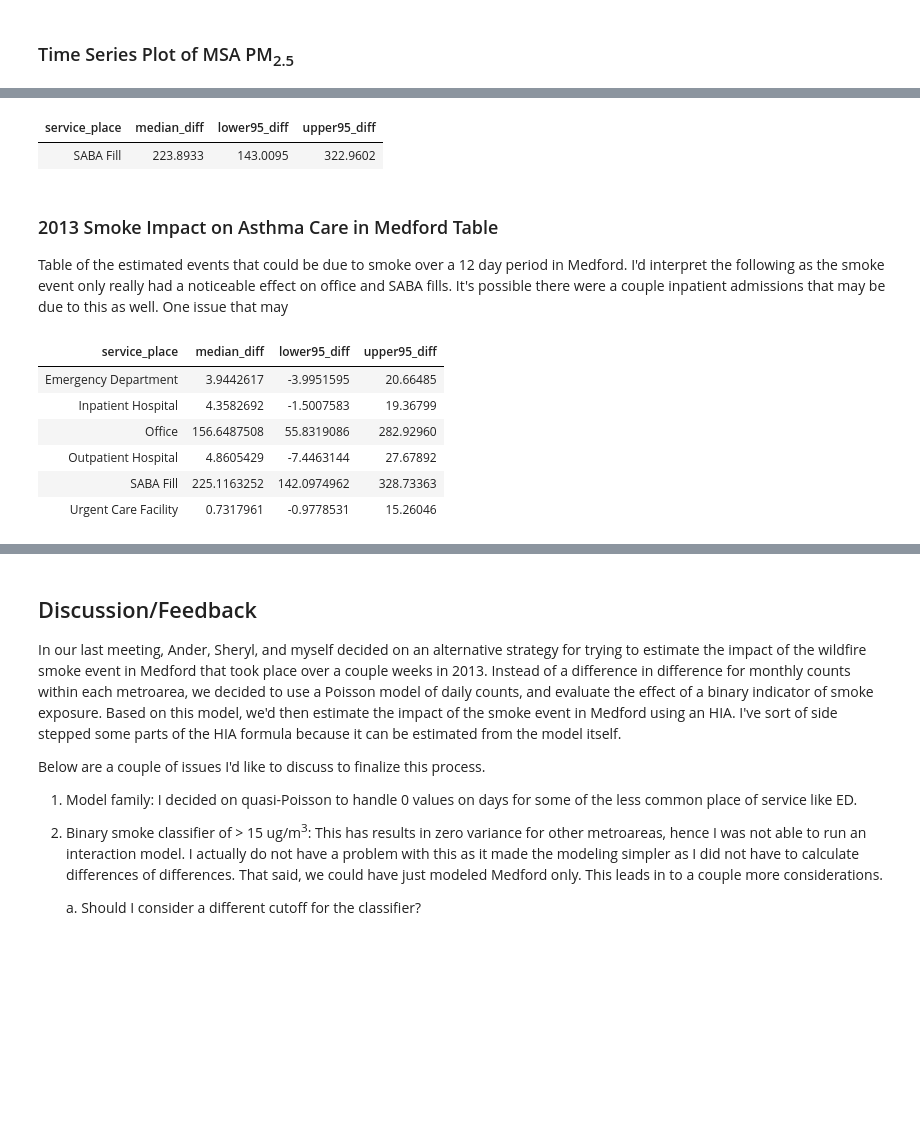
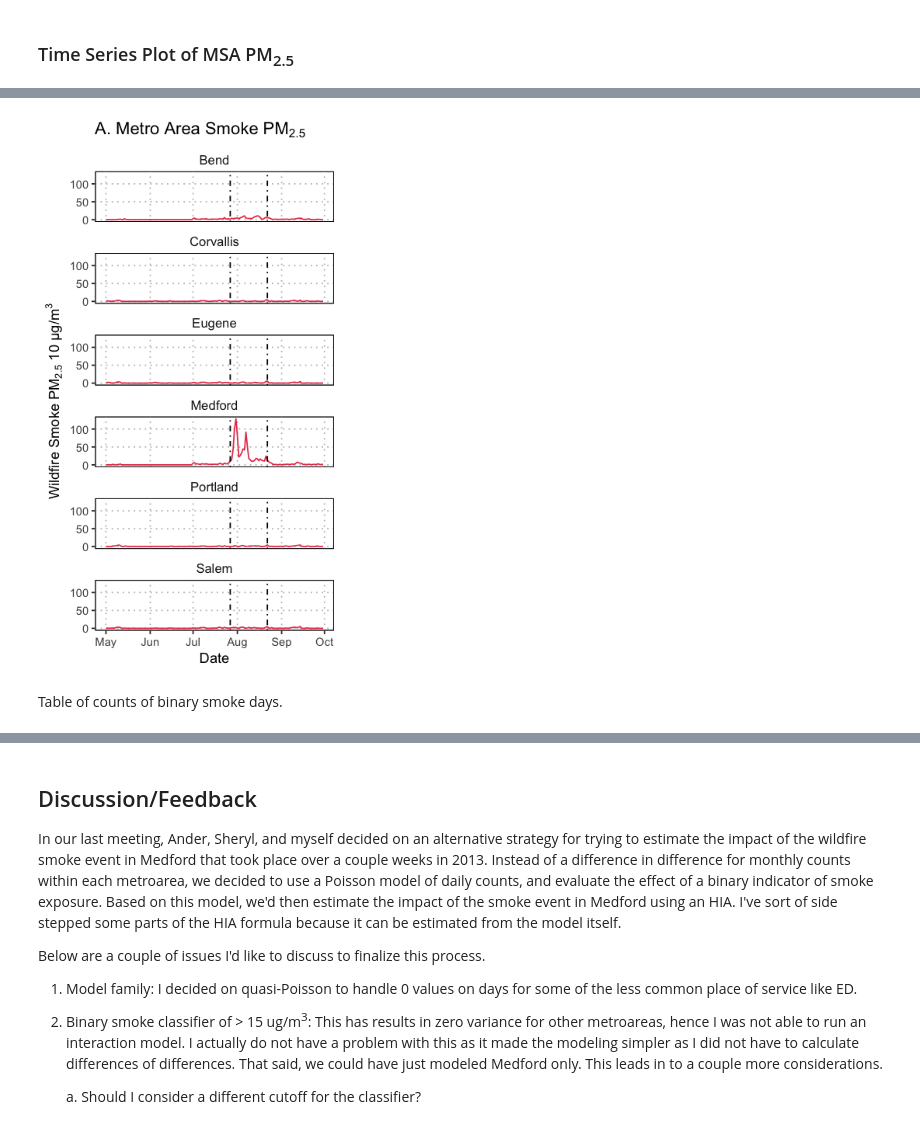
Before and after one commit to RyanGan/oregon_wildfire, a Jupyter notebook: r_scripts/analysis/msa_daily_smoke_analysis.ipynb, the cells around one changed output, grey strips where cells are left out. Cells and saved outputs as stored; diff of their text form; code cells hidden in the pictures; blank space fills up the shorter version.

```diff
--- a/r_scripts/analysis/msa_daily_smoke_analysis.ipynb
+++ b/r_scripts/analysis/msa_daily_smoke_analysis.ipynb
@@ -167,0 +19,7 @@ $ smk15         <dbl> 0, 0, 0, 0, 0, 0, 0, 0, 0, 0, 0, 0, 0, 0, 0, 0, 0, 0,...
+# %%
+# load time series
+asthma_msa_ts <- read_csv('../../data/health/2013-asthma_msa_smk.csv') %>%
+    # create binary classifiers
+    mutate(smk5 = ifelse(avg_smk_pm > 5, 1, 0),
+           smk10 = ifelse(avg_smk_pm > 10, 1, 0),
+           smk15 = ifelse(avg_smk_pm > 15, 1, 0))
@@ -168,2 +44,6 @@ $ smk15         <dbl> 0, 0, 0, 0, 0, 0, 0, 0, 0, 0, 0, 0, 0, 0, 0, 0, 0, 0,...
+# %%
+smk_ts <- asthma_msa_ts %>%
+    filter(service_place == 'Office') %>%
+    select(-service_place, -n_events, -pop)
 # %% [markdown]
 ### Time Series Plot of MSA PM<sub>2.5</sub>
@@ -239,7 +49,0 @@ Joining two dataframes together to make a time series dataframe. I need to repli
-# %%
-# vector of service place
-service_place <- unique(asthma_pos_count$service_place)
-# vector of msa
-metroarea <- sort(unique(msa_pm$metroarea))
-# vector of dates
-date <- sort(unique(msa_pm$date))
@@ -533,6 +49,0 @@ mc_diff <- function(df, mc_n){
-# %%
-# test out mc function
-mc_diff(saba, mc_n = 10000)
-# %% [output]
-| service_place | median_diff | lower95_diff | upper95_diff |
-| SABA Fill | 223.8933 | 143.0095 | 322.9602 |
@@ -546,15 +50,33 @@ diff_results <- asthma_smk_ts %>%
-# %% [markdown]
-### 2013 Smoke Impact on Asthma Care in Medford Table
-
-Table of the estimated events that could be due to smoke over a 12 day period in Medford. I'd interpret the following as the smoke event only really had a noticeable effect on office and SABA fills. It's possible there were a couple inpatient admissions that may be due to this as well. One issue that may
-# %%
-# print out the estimated difference
-diff_results
-# %% [output]
-| service_place | median_diff | lower95_diff | upper95_diff |
-| Emergency Department | 3.9442617 | -3.9951595 | 20.66485 |
-| Inpatient Hospital | 4.3582692 | -1.5007583 | 19.36799 |
-| Office | 156.6487508 | 55.8319086 | 282.92960 |
-| Outpatient Hospital | 4.8605429 | -7.4463144 | 27.67892 |
-| SABA Fill | 225.1163252 | 142.0974962 | 328.73363 |
-| Urgent Care Facility | 0.7317961 | -0.9778531 | 15.26046 |
+# %%
+# set plot options
+options(repr.plot.width = 3.25, repr.plot.height = 6)
+
+# plot of pm by msa
+pm_msa_plot <- ggplot(data = smk_ts, aes(x = date, y = avg_smk_pm)) +
+    geom_line(color = '#e94057') +
+    # facet by metro area
+    facet_wrap(~metroarea, ncol=1) +
+    # verticle line for smoke impacted period
+    geom_vline(data = smk_ts, aes(xintercept=as.numeric(date[88])), linetype = 'dotdash') +
+    geom_vline(data = smk_ts, aes(xintercept=as.numeric(date[114])), linetype = 'dotdash') +
+    # y label
+    ylab(expression(paste("Wildfire Smoke PM"[2.5]," 10 µg/m"^3))) +
+    # x label
+    xlab("Date") +
+    ggtitle(expression(paste('A. Metro Area Smoke PM'[2.5]))) +
+    theme(panel.background = element_rect(fill = 'white', colour = 'black'),
+        panel.grid.major = element_line(color = 'grey', linetype = 'dotted',
+                                        size = 0.5),
+        panel.grid.minor = element_blank(),
+        # strip element
+        strip.background = element_rect(colour=NA, fill=NA),
+        panel.border = element_rect(fill = NA, color = "black"),
+        # facet text size
+        strip.text = element_text(size = 10),
+        axis.title.y = element_text(angle = 90))
+
+pm_msa_plot
+# %% [output]
+[figure, added]
+# %% [markdown]
+Table of counts of binary smoke days.
```
Also changed, not shown: parts of 100 cells of this notebook.
